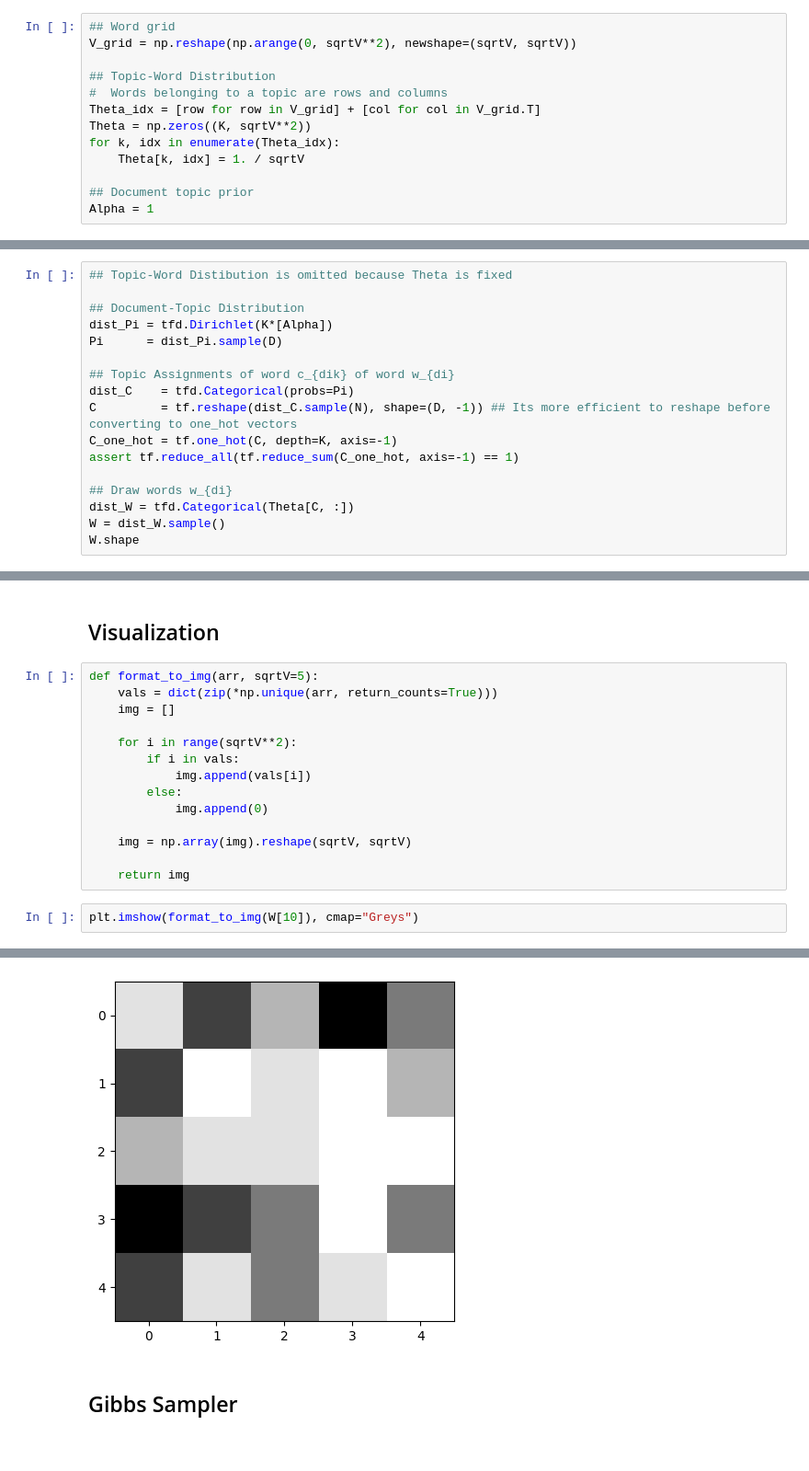
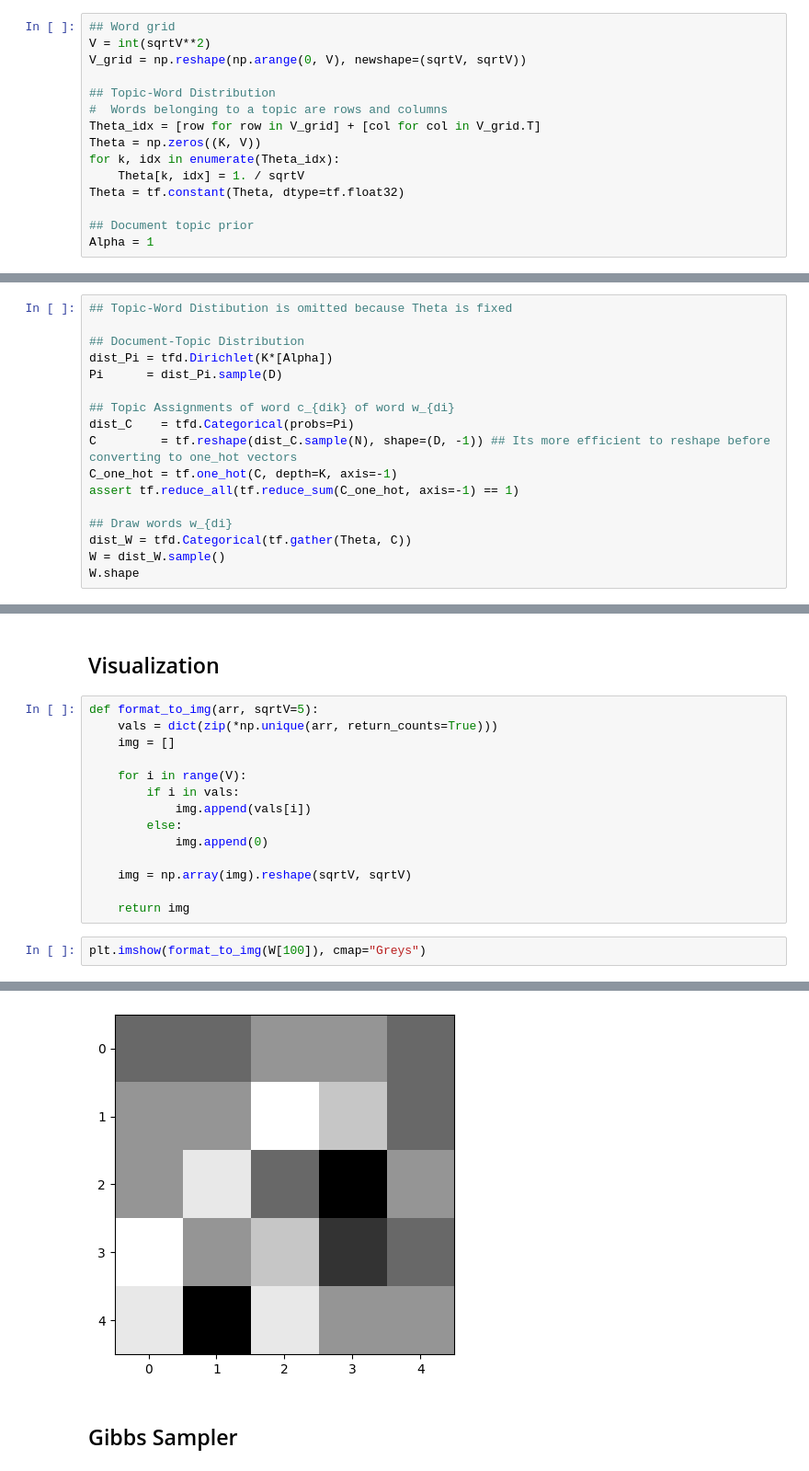
Before and after one commit to JannisZeller/topicflow, a Jupyter notebook: test.ipynb, the cells around one changed output, grey strips where cells are left out. Shown at 92% size. Saved outputs shown, nothing was run; the diff lists cells and outputs as text.

```diff
--- a/test.ipynb
+++ b/test.ipynb
@@ -32,13 +57,15 @@ D = 1000
 # %%
 ## Word grid
-V_grid = np.reshape(np.arange(0, sqrtV**2), newshape=(sqrtV, sqrtV))
+V = int(sqrtV**2)
+V_grid = np.reshape(np.arange(0, V), newshape=(sqrtV, sqrtV))
 
 ## Topic-Word Distribution
 #  Words belonging to a topic are rows and columns
 Theta_idx = [row for row in V_grid] + [col for col in V_grid.T]
-Theta = np.zeros((K, sqrtV**2))
+Theta = np.zeros((K, V))
 for k, idx in enumerate(Theta_idx):
     Theta[k, idx] = 1. / sqrtV
+Theta = tf.constant(Theta, dtype=tf.float32)
 
 ## Document topic prior
 Alpha = 1
@@ -58,7 +85,7 @@ C_one_hot = tf.one_hot(C, depth=K, axis=-1)
 assert tf.reduce_all(tf.reduce_sum(C_one_hot, axis=-1) == 1)
 
 ## Draw words w_{di}
-dist_W = tfd.Categorical(Theta[C, :])
+dist_W = tfd.Categorical(tf.gather(Theta, C))
 W = dist_W.sample()
 W.shape
 # %% [output]
@@ -78,7 +109,7 @@ def format_to_img(arr, sqrtV=5):
     vals = dict(zip(*np.unique(arr, return_counts=True)))
     img = []
 
-    for i in range(sqrtV**2):
+    for i in range(V):
         if i in vals:
             img.append(vals[i])
         else:
@@ -88,9 +119,9 @@ def format_to_img(arr, sqrtV=5):
 
     return img
 # %%
-plt.imshow(format_to_img(W[10]), cmap="Greys")
+plt.imshow(format_to_img(W[100]), cmap="Greys")
 # %% [output]
 <matplotlib.image.AxesImage at 0x...>
-[figure, old version]
+[figure, new version]
 # %% [markdown]
 ## Gibbs Sampler
```
Also changed, not shown: parts of 43 cells of this notebook.
